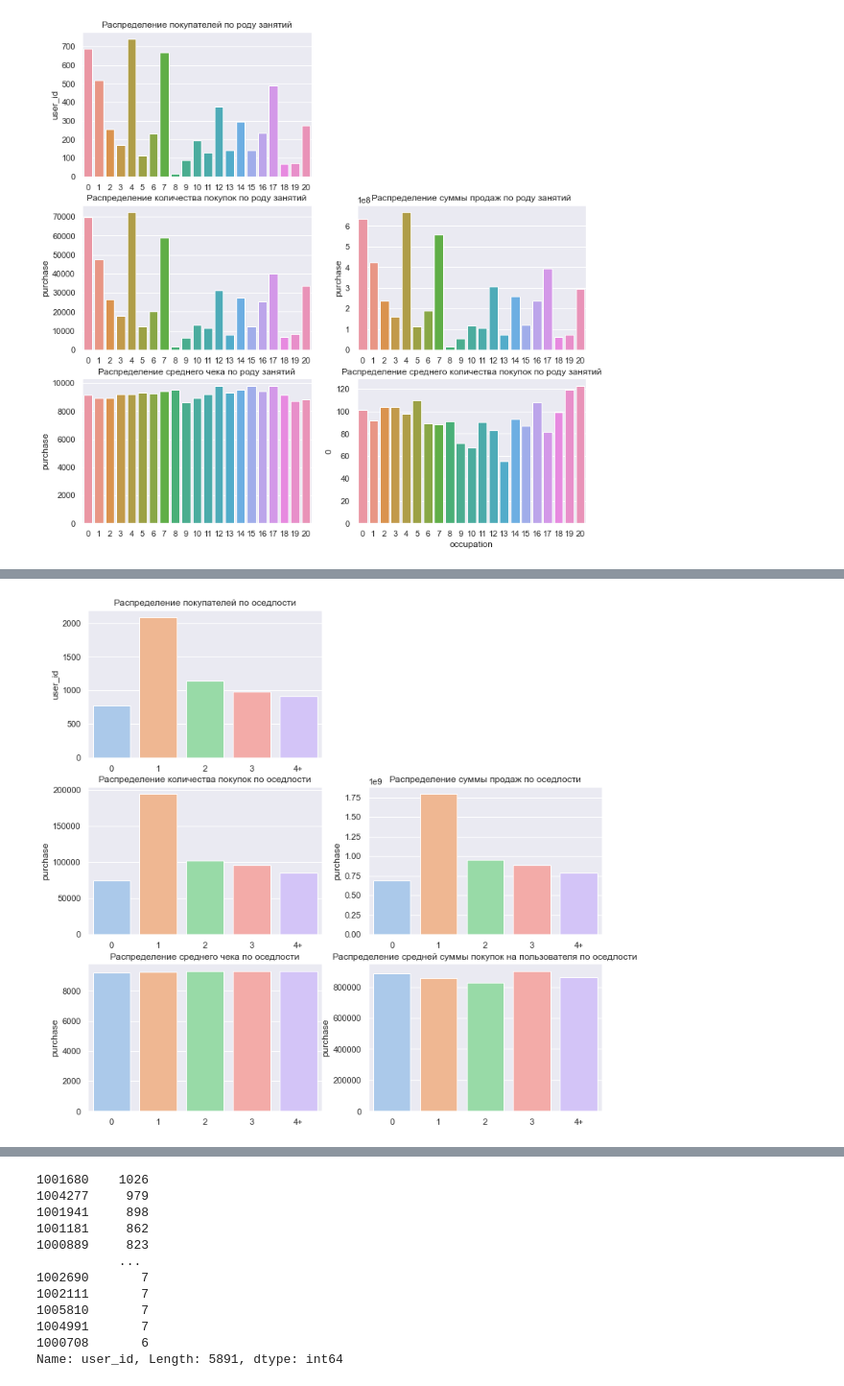
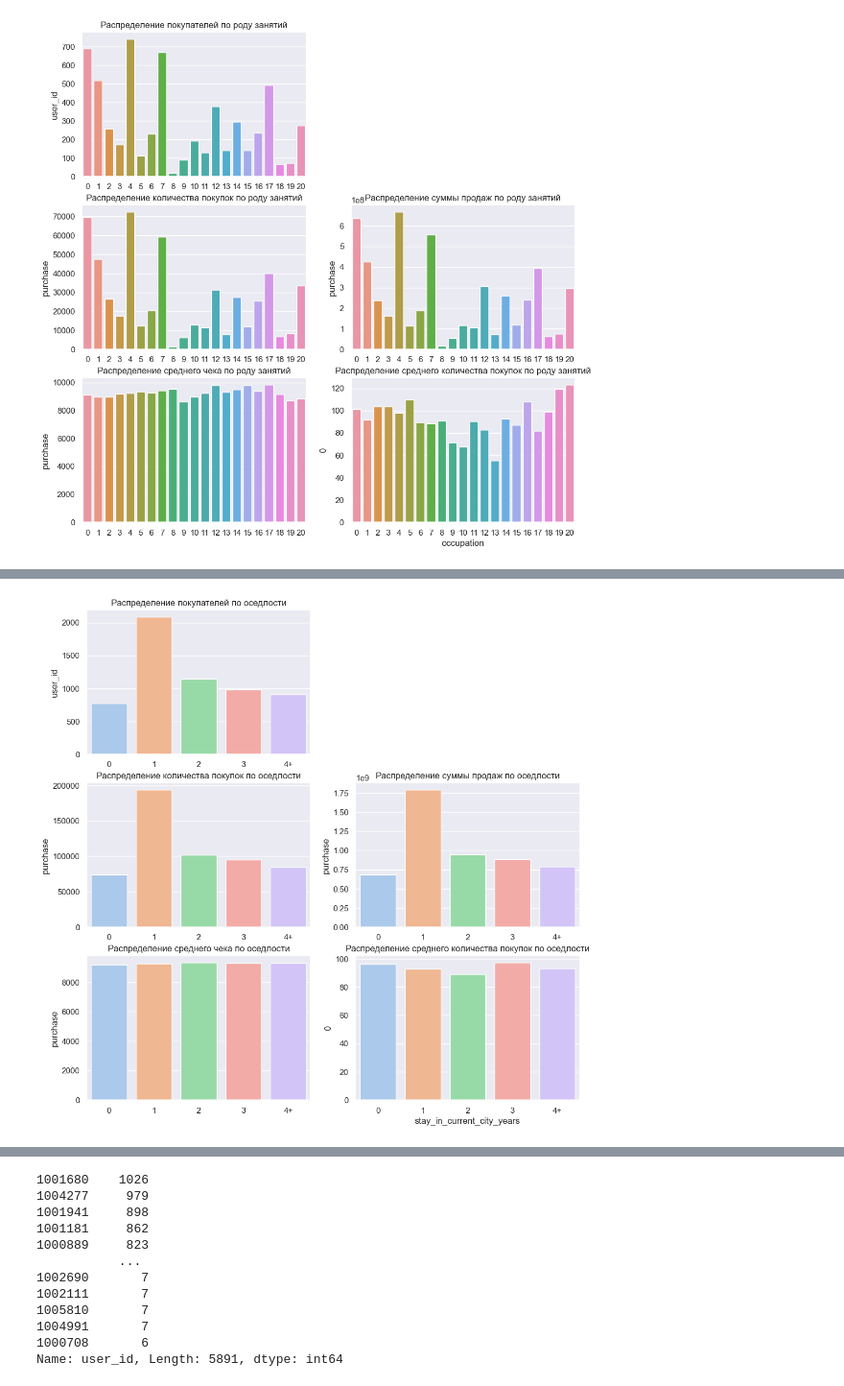
Before and after one commit to gbrs/black_friday_sale, a Jupyter notebook: black_friday_sale.ipynb, the cells around one changed output, grey strips where cells are left out. Shown at 96% size. Saved outputs shown, nothing was run; the diff lists cells and outputs as text; code cells hidden in the pictures.

```diff
--- a/black_friday_sale.ipynb
+++ b/black_friday_sale.ipynb
@@ -414,41 +412,50 @@ sns.barplot(
     data=data,
     x='stay_in_current_city_years',
     y='purchase')
 plt.title('Распределение количества покупок по оседлости')
 plt.xlabel('')
 
 data = df.groupby('stay_in_current_city_years')['purchase'].sum()
 data = data.reset_index()
 plt.subplot(3, 2, 4)
 sns.barplot(
     data=data,
     x='stay_in_current_city_years',
     y='purchase')
 plt.title('Распределение суммы продаж по оседлости')
 plt.xlabel('')
 
 data = df.groupby('stay_in_current_city_years')['purchase'].mean()
 data = data.reset_index()
 plt.subplot(3, 2, 5)
 sns.barplot(
     data=data,
     x='stay_in_current_city_years',
     y='purchase')
 plt.title('Распределение среднего чека по оседлости')
 plt.xlabel('')
 
-data = pd.merge(df.groupby('user_id').sum(),
-                df[['user_id', 'stay_in_current_city_years']].drop_duplicates()
-                , on='user_id')\
-            .groupby('stay_in_current_city_years')['purchase'].mean()
+# data = pd.merge(df.groupby('user_id').sum(),
+#                 df[['user_id', 'stay_in_current_city_years']].drop_duplicates()
+#                 , on='user_id')\
+#             .groupby('stay_in_current_city_years')['purchase'].mean()
+# data = data.reset_index()
+# plt.subplot(3, 2, 6)
+# sns.barplot(
+#     data=data,
+#     x=data.stay_in_current_city_years,
+#     y=data.purchase)
+# plt.title('Распределение средней суммы покупок на пользователя по оседлости')
+# plt.xlabel('')
+
+plt.subplot(3, 2, 6)
+data = df.groupby('stay_in_current_city_years')['purchase'].count() / df.groupby('stay_in_current_city_years')['user_id'].nunique()
 data = data.reset_index()
-plt.subplot(3, 2, 6)
 sns.barplot(
     data=data,
-    x=data.stay_in_current_city_years,
-    y=data.purchase)
-plt.title('Распределение средней суммы покупок на пользователя по оседлости')
-plt.xlabel('');
+    x='stay_in_current_city_years',
+    y=0)
+plt.title('Распределение среднего количества покупок по оседлости');
 # %% [output]
-[figure, old version]
+[figure, new version]
 # %%
```
Also changed, not shown: parts of 14 cells of this notebook.
